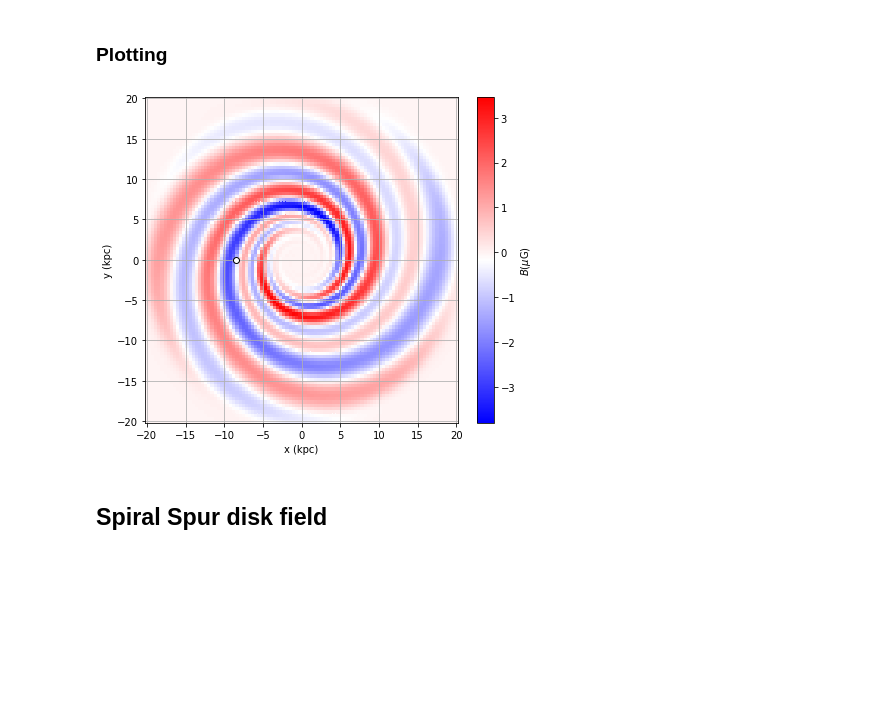
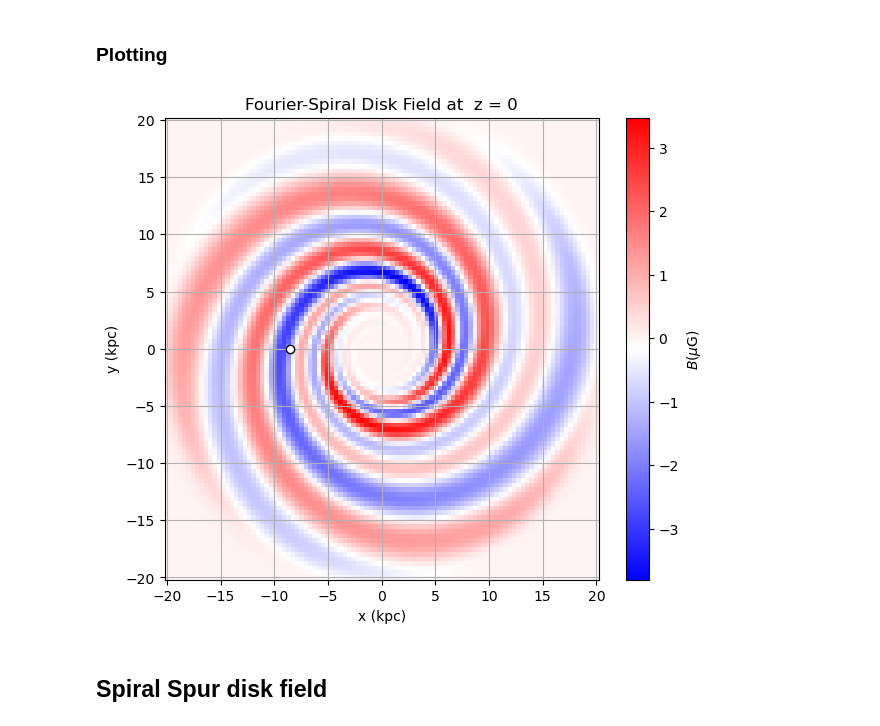
Before and after one commit to me-manu/gammaALPs, a Jupyter notebook: notebooks/test_gmf-unger-farrar_DISK.ipynb, the cells around one changed output. Cells and saved outputs as stored; diff of their text form; code cells hidden in the pictures; blank space fills up the shorter version.

```diff
--- a/notebooks/test_gmf-unger-farrar_DISK.ipynb
+++ b/notebooks/test_gmf-unger-farrar_DISK.ipynb
@@ -194,33 +194,34 @@ def get_spiral_field(x, y, z):
 # %%
 z = 0
 
 # grid of x and y values
 x = np.linspace(-20, 20, 100)
 y = np.linspace(-20, 20, 100)
 xx, yy = np.meshgrid(x, y, indexing='ij')
 
 B_strength = np.zeros_like(xx)
 
 for i in range(len(x)):
     for j in range(len(y)):
         B = get_spiral_field(xx[i,j], yy[i,j], z)
         B_strength[i,j] = np.linalg.norm(B)*sign(B, xx[i,j], yy[i,j])
 
 
 
 plt.figure(figsize=(7,6))
 p = plt.pcolormesh(xx, yy, B_strength, cmap=plt.cm.bwr, shading='auto')
 plt.colorbar(p, label = '$B (\mu\mathrm{G})$')
 
 
 plt.xlabel('x (kpc)')
 plt.ylabel('y (kpc)')
+plt.title('Fourier-Spiral Disk Field at  z = 0')
 plt.plot(-8.5, 0., marker='o', mec='k', mfc='w')
 plt.grid()
 
 plt.show()
 # %% [output]
-[figure, old version]
+[figure, new version]
 # %% [markdown]
 ## Spiral Spur disk field
 # %% [markdown]
```
Also changed, not shown: parts of 1 cell of this notebook, 1 other file.
